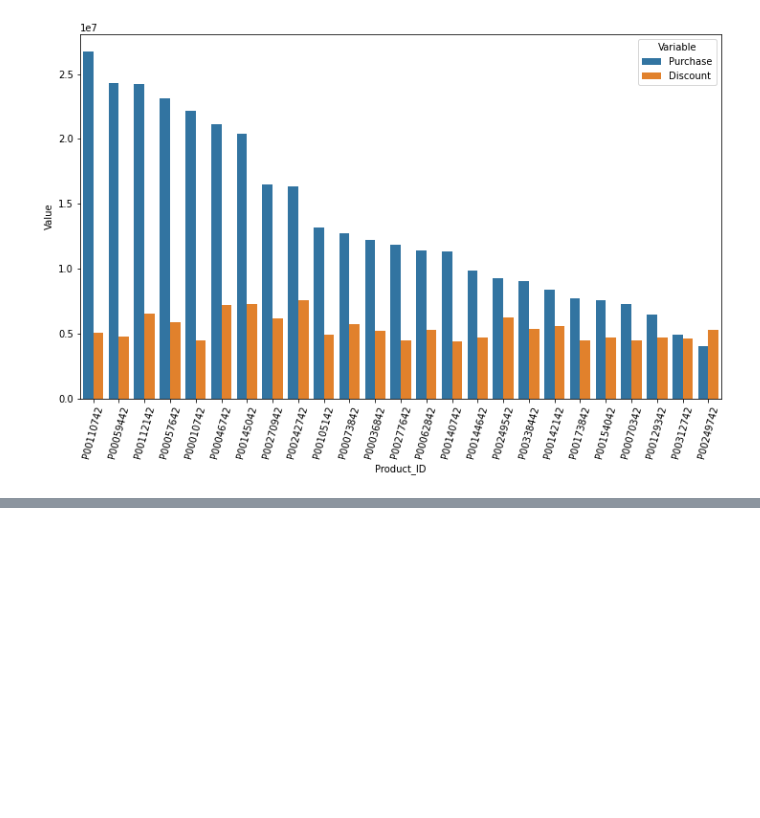
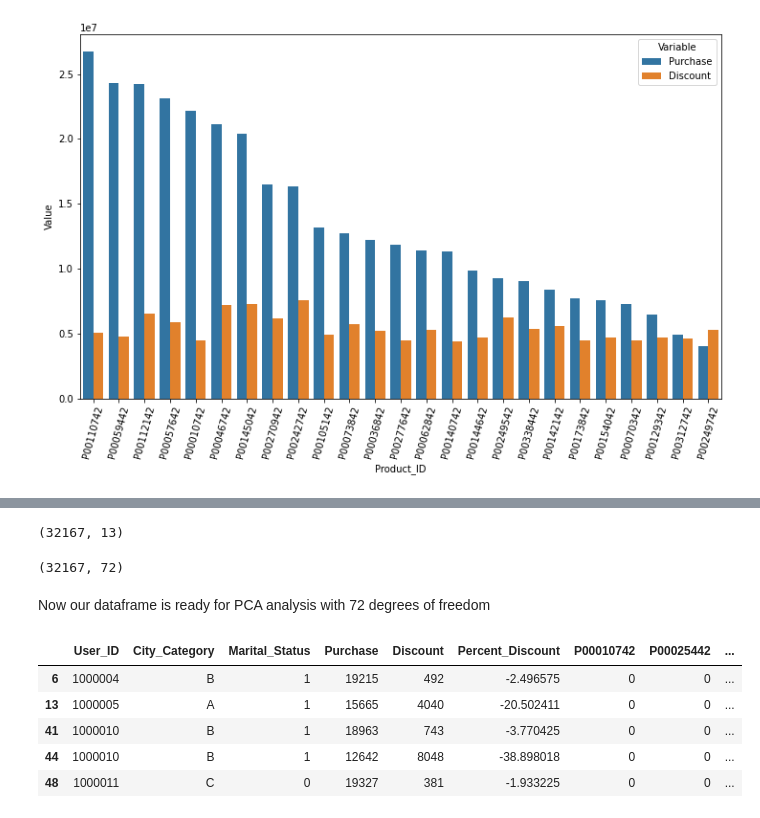
Before and after one commit to hrishikeshchavan99/Black-Friday-Dataset, a Jupyter notebook: PCA.ipynb, the cells around one changed output, grey strips where cells are left out. Saved outputs shown, nothing was run; the diff lists cells and outputs as text; code cells hidden in the pictures; blank space fills up the shorter version.

Commit message:
Dataframe ready for PCA

```diff
--- a/PCA.ipynb
+++ b/PCA.ipynb
@@ -180,0 +208,13 @@ From this, we can see that there is no regular pattern(no significant reductions
+# %%
+temp['Occupation'] = temp['Occupation'].apply(lambda x: 'j' + str(x))
+temp['Product_Category_1'] = temp['Product_Category_1'].apply(lambda x: 'p' + str(x))
+temp['Product_Category_2'] = temp['Product_Category_2'].apply(lambda x: 'p' + str(x))
+# %%
+#now add dummy variables for Product_ID, Gender, Age, and Stay_In_Current_City using pandas
+Product_ID_2 = pd.get_dummies(temp['Product_ID'],drop_first=True)
+Gender2 = pd.get_dummies(temp['Gender'],drop_first=True)
+Age2 = pd.get_dummies(temp['Age'],drop_first=True)
+Stay_years2 = pd.get_dummies(temp['Stay_In_Current_City_Years'],drop_first=True)
+Occupation2 = pd.get_dummies(temp['Occupation'],drop_first=True)
+Product_cat1 = pd.get_dummies(temp['Product_Category_1'],drop_first=True)
+Product_cat2 = pd.get_dummies(temp['Product_Category_2'],drop_first=True)
@@ -180,0 +230,16 @@ From this, we can see that there is no regular pattern(no significant reductions
+# %%
+temp.shape
+# %% [output]
+(32167, 13)
+# %%
+#remove original columns from copy of dataset i.e. temp
+temp.drop(['Product_ID','Gender','Age','Stay_In_Current_City_Years', 'Occupation','Product_Category_1', 'Product_Category_2'],axis=1,inplace=True)
+# %%
+#now add new colums
+temp = pd.concat([temp, Product_ID_2,Gender2,Age2,Stay_years2, Occupation2, Product_cat1, Product_cat2],axis=1)
+# %%
+temp.shape
+# %% [output]
+(32167, 72)
+# %% [markdown]
+Now our dataframe is ready for PCA analysis with 72 degrees of freedom
@@ -180,0 +249,9 @@ From this, we can see that there is no regular pattern(no significant reductions
+# %%
+temp.head()
+# %% [output]
+|  | User_ID | City_Category | Marital_Status | Purchase | Discount | Percent_Discount | P00010742 | P00025442 | ... |
+| 6 | 1000004 | B | 1 | 19215 | 492 | -2.496575 | 0 | 0 | ... |
+| 13 | 1000005 | A | 1 | 15665 | 4040 | -20.502411 | 0 | 0 | ... |
+| 41 | 1000010 | B | 1 | 18963 | 743 | -3.770425 | 0 | 0 | ... |
+| 44 | 1000010 | B | 1 | 12642 | 8048 | -38.898018 | 0 | 0 | ... |
+| 48 | 1000011 | C | 0 | 19327 | 381 | -1.933225 | 0 | 0 | ... |
```
Also changed, not shown: parts of 9 cells of this notebook.
